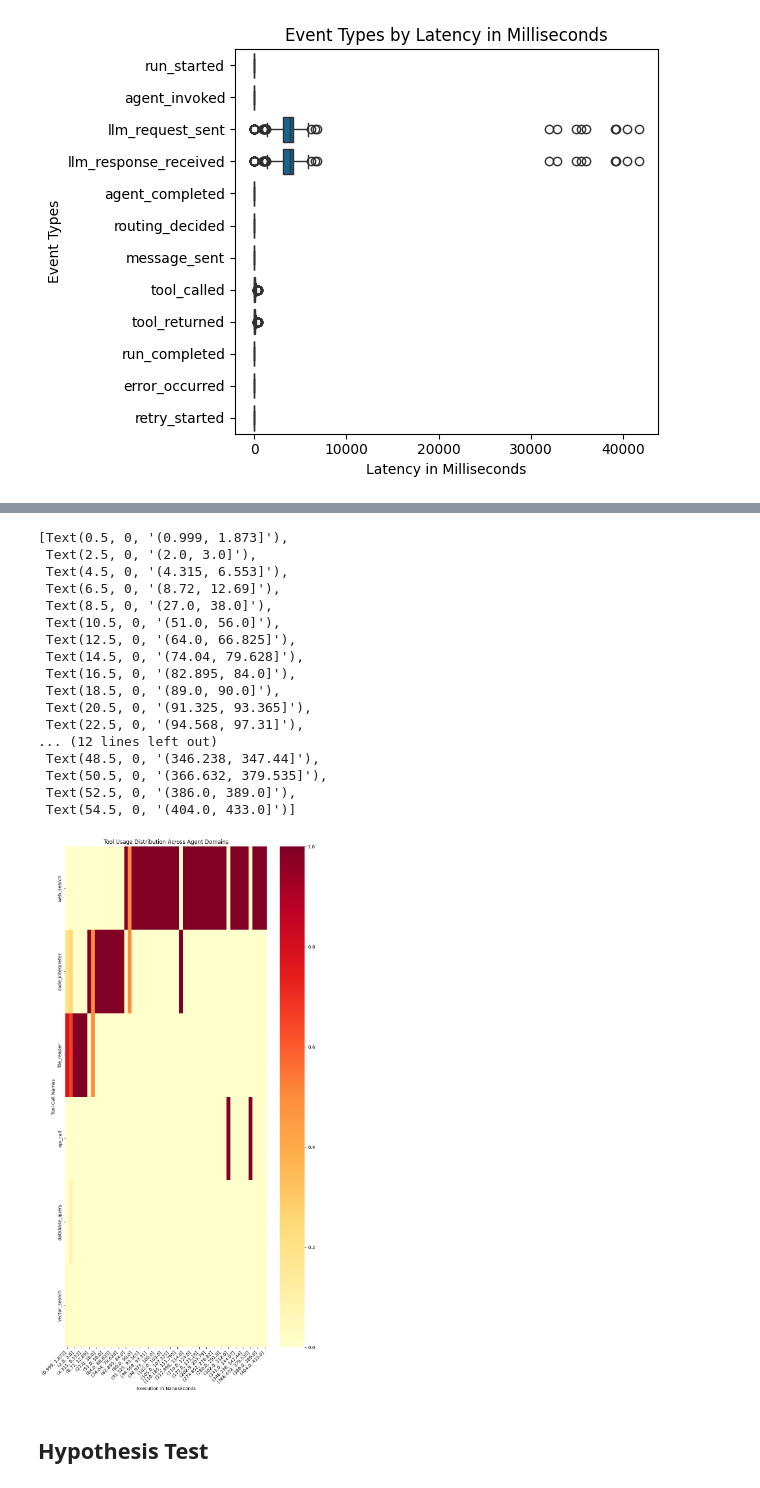
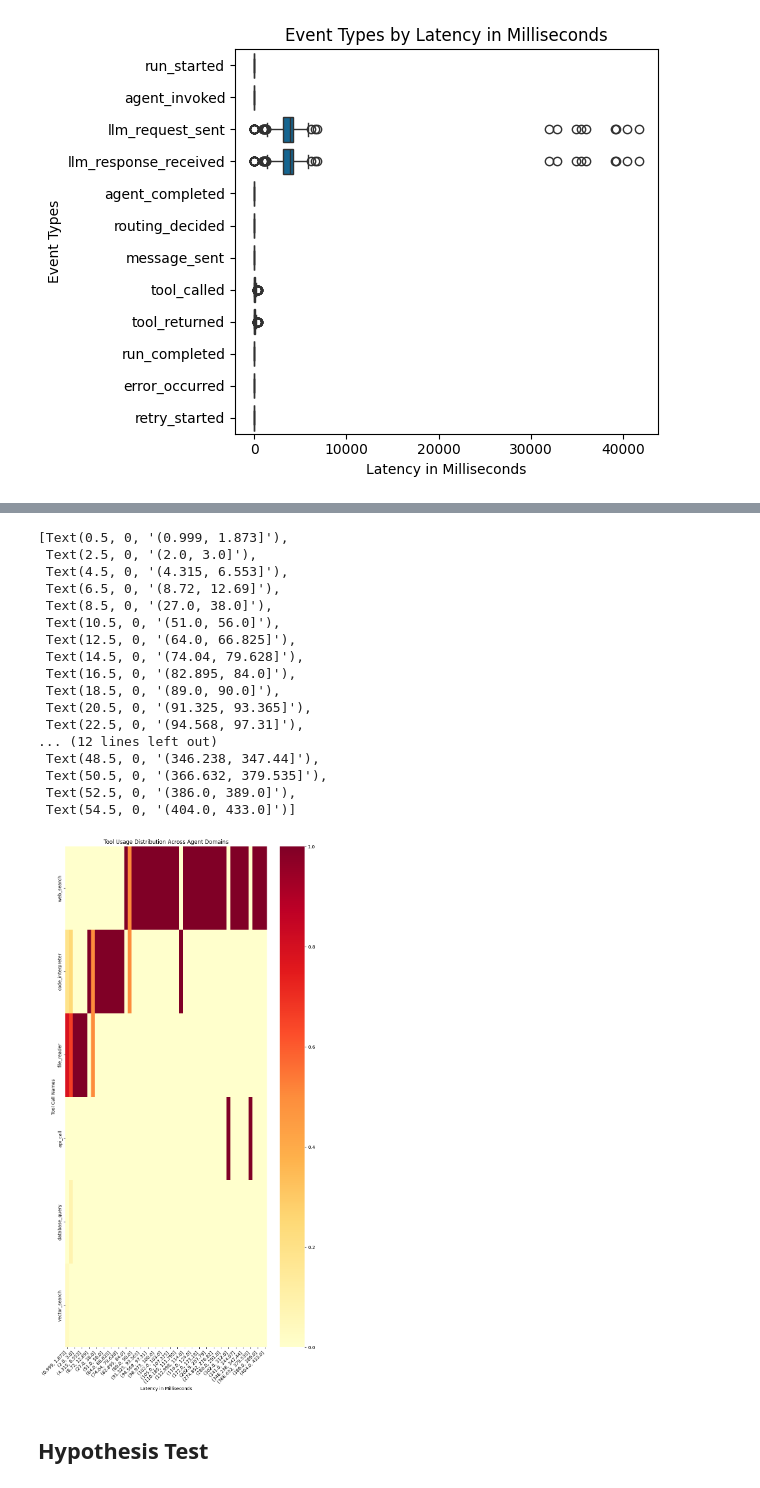
Before and after one commit to KirkKennedyLincoln/statistical-analysis-project, a Jupyter notebook: analysis.ipynb, the cells around one changed output, grey strips where cells are left out. Drawn from its saved outputs; the diff is of its cells as text; code cells hidden in the pictures.

```diff
--- a/analysis.ipynb
+++ b/analysis.ipynb
@@ -155,35 +154,35 @@ def associate_tool_names(df):
         .index
     )
 
     return ct.reindex(index=tool_order)
 
 tool_matrix = associate_tool_names(df)
 tool_matrix = tool_matrix.loc[tool_matrix.sum(axis=1).sort_values(ascending=False).index]
 plt.subplots(figsize=(10, 20))
 cx = sns.heatmap(tool_matrix, annot=False, fmt=".5f", cmap="YlOrRd")
 cx.set_title("Tool Usage Distribution Across Agent Domains")
-cx.set_xlabel("Execution in Nanoseconds")
+cx.set_xlabel("Latency in Milliseconds")
 cx.set_ylabel("Tool Call Names")
 cx.set_xticklabels(cx.get_xticklabels(), rotation=45, ha="right")
 # %% [output]
 [Text(0.5, 0, '(0.999, 1.873]'),
  Text(2.5, 0, '(2.0, 3.0]'),
  Text(4.5, 0, '(4.315, 6.553]'),
  Text(6.5, 0, '(8.72, 12.69]'),
  Text(8.5, 0, '(27.0, 38.0]'),
  Text(10.5, 0, '(51.0, 56.0]'),
  Text(12.5, 0, '(64.0, 66.825]'),
  Text(14.5, 0, '(74.04, 79.628]'),
  Text(16.5, 0, '(82.895, 84.0]'),
  Text(18.5, 0, '(89.0, 90.0]'),
  Text(20.5, 0, '(91.325, 93.365]'),
  Text(22.5, 0, '(94.568, 97.31]'),
 ... (12 lines left out)
  Text(48.5, 0, '(346.238, 347.44]'),
  Text(50.5, 0, '(366.632, 379.535]'),
  Text(52.5, 0, '(386.0, 389.0]'),
  Text(54.5, 0, '(404.0, 433.0]')]
-[figure, old version]
+[figure, new version]
 # %% [markdown]
 ## Hypothesis Test
 # %% [markdown]
```
Also changed, not shown: parts of 8 cells of this notebook.
